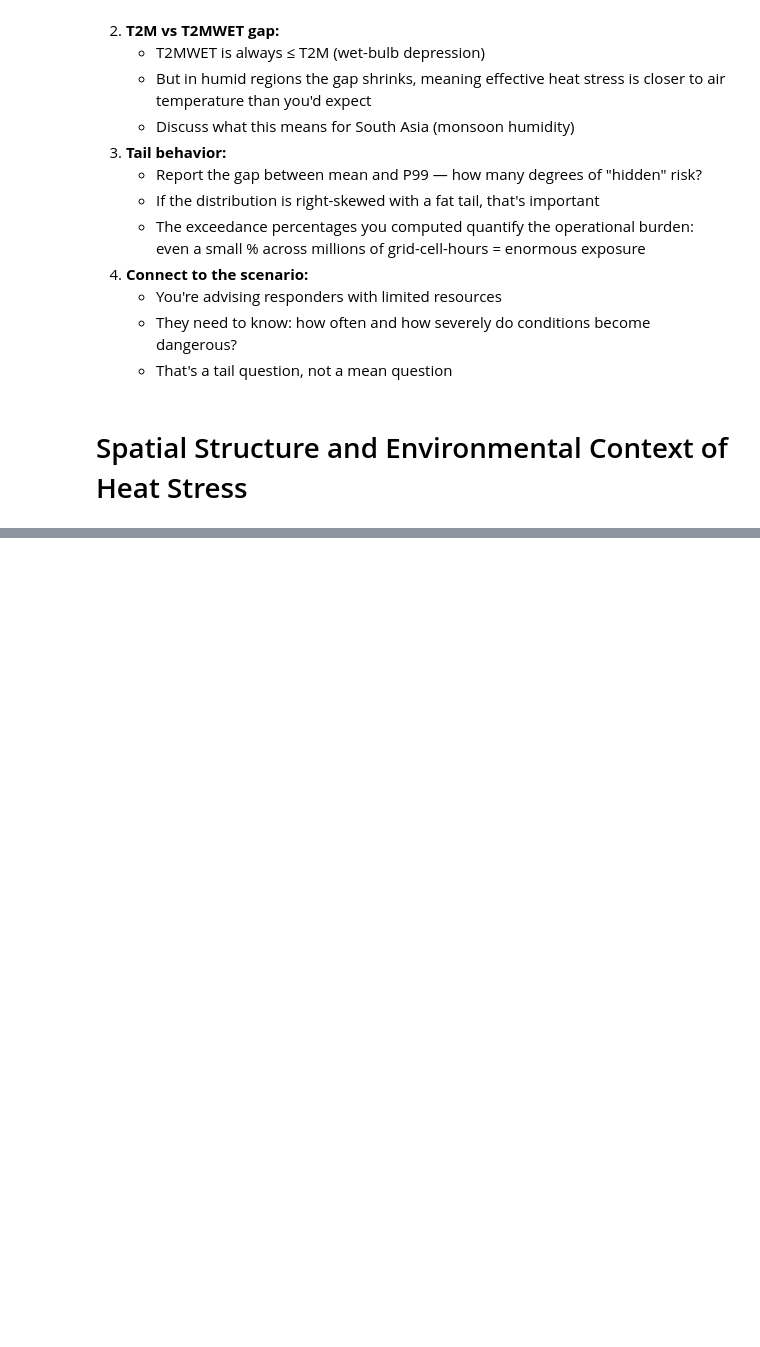
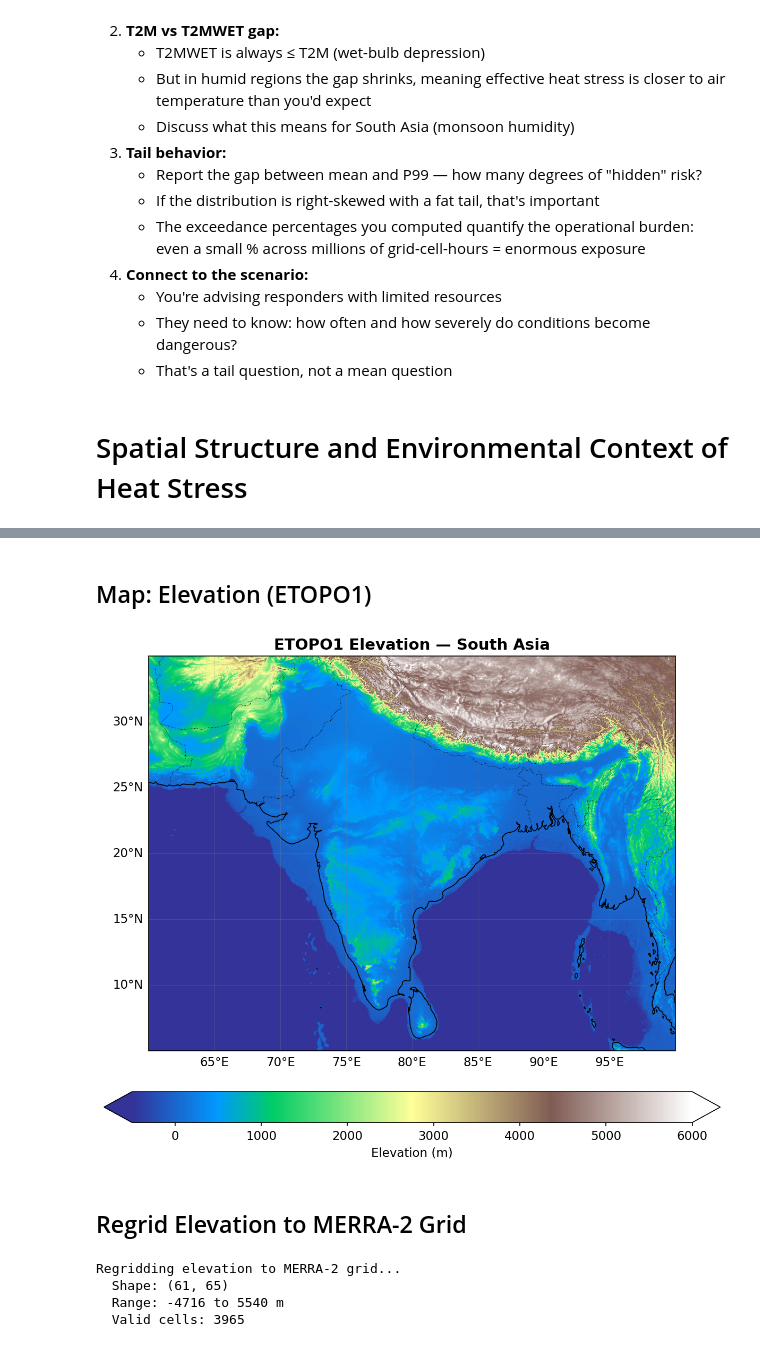
Before and after one commit to JuliusKanneh/jkanneh_DA_PS2, a Jupyter notebook: jkanneh_DA_PS2.ipynb, the cells around one changed output, grey strips where cells are left out. Cells and saved outputs as stored; diff of their text form; code cells hidden in the pictures; blank space fills up the shorter version.

```diff
--- a/jkanneh_DA_PS2.ipynb
+++ b/jkanneh_DA_PS2.ipynb
@@ -321,0 +414,46 @@ Error:
+# %% [markdown]
+## Map: Elevation (ETOPO1)
+# %%
+fig, ax = plt.subplots(figsize=(10, 7), subplot_kw={'projection': ccrs.PlateCarree()})
+
+mesh = ax.pcolormesh(ds_elev.lon.values, ds_elev.lat.values, elevation.values,
+                     transform=ccrs.PlateCarree(),
+                     cmap='terrain', vmin=-500, vmax=6000, shading='auto')
+
+ax.add_feature(cfeature.COASTLINE, linewidth=0.8)
+ax.add_feature(cfeature.BORDERS, linewidth=0.5, linestyle=':')
+
+gl = ax.gridlines(draw_labels=True, linewidth=0.3, color='gray', alpha=0.5)
+gl.top_labels = False
+gl.right_labels = False
+ax.set_extent([60, 100, 5, 35], crs=ccrs.PlateCarree())
+
+cbar = plt.colorbar(mesh, ax=ax, orientation='horizontal', pad=0.08,
+                    shrink=0.8, extend='both')
+cbar.set_label('Elevation (m)')
+ax.set_title('ETOPO1 Elevation — South Asia', fontsize=14, fontweight='bold')
+
+plt.tight_layout()
+plt.savefig('q2_elevation.png', dpi=200, bbox_inches='tight')
+plt.show()
+# %% [output]
+[figure, added]
+# %% [markdown]
+ ## Regrid Elevation to MERRA-2 Grid
+# %%
+print("Regridding elevation to MERRA-2 grid...")
+elev_on_merra = ingestion.regrid_elevation_to_merra(
+    elev_lats=ds_elev.lat.values,
+    elev_lons=ds_elev.lon.values,
+    elev_vals=elevation.values,
+    merra_lats=ds.lat.values,
+    merra_lons=ds.lon.values,
+)
+print(f"  Shape: {elev_on_merra.shape}")
+print(f"  Range: {np.nanmin(elev_on_merra):.0f} to {np.nanmax(elev_on_merra):.0f} m")
+print(f"  Valid cells: {np.sum(~np.isnan(elev_on_merra))}")
+# %% [output]
+Regridding elevation to MERRA-2 grid...
+  Shape: (61, 65)
+  Range: -4716 to 5540 m
+  Valid cells: 3965
```
Also changed, not shown: parts of 16 cells of this notebook, 6 other files.
